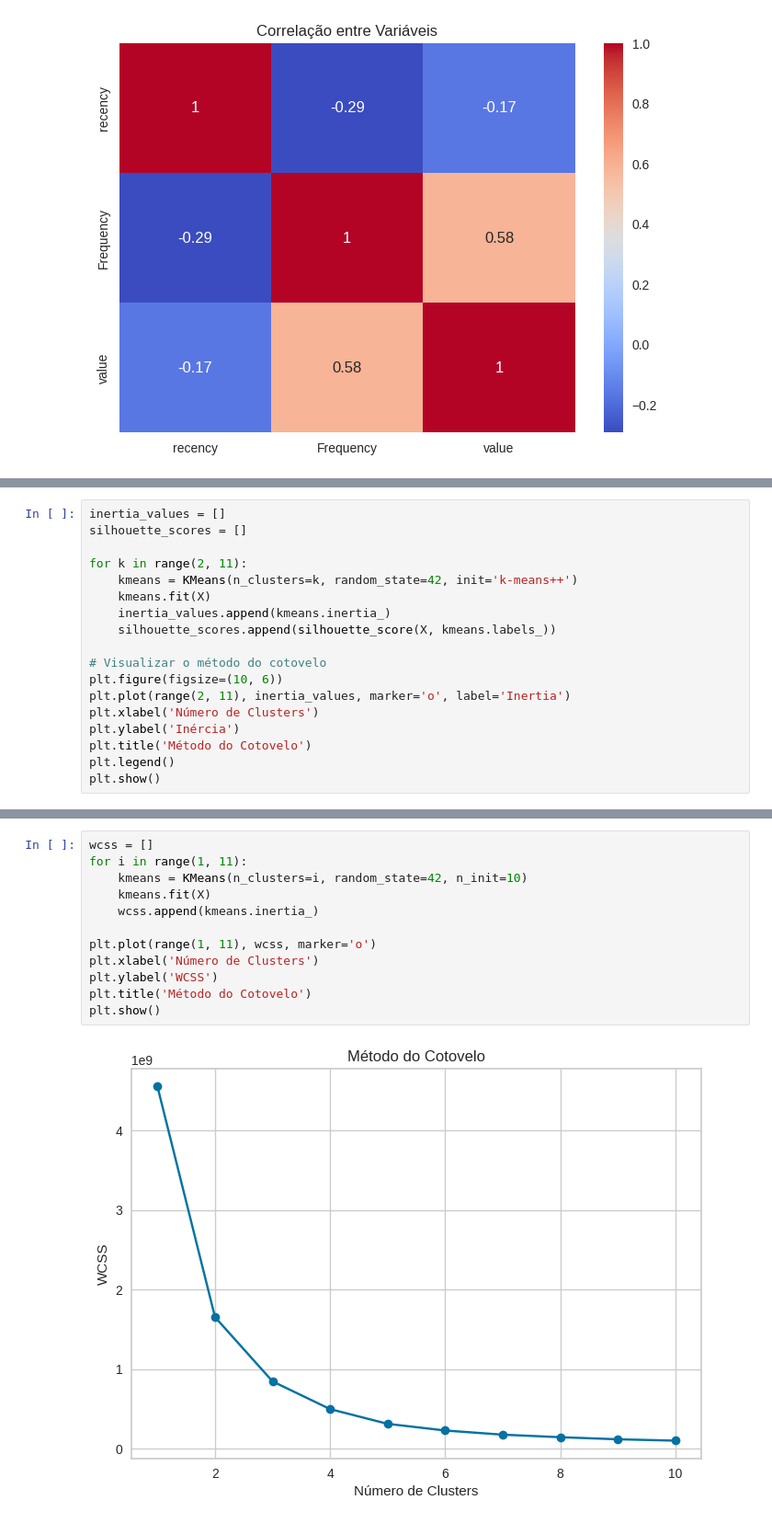
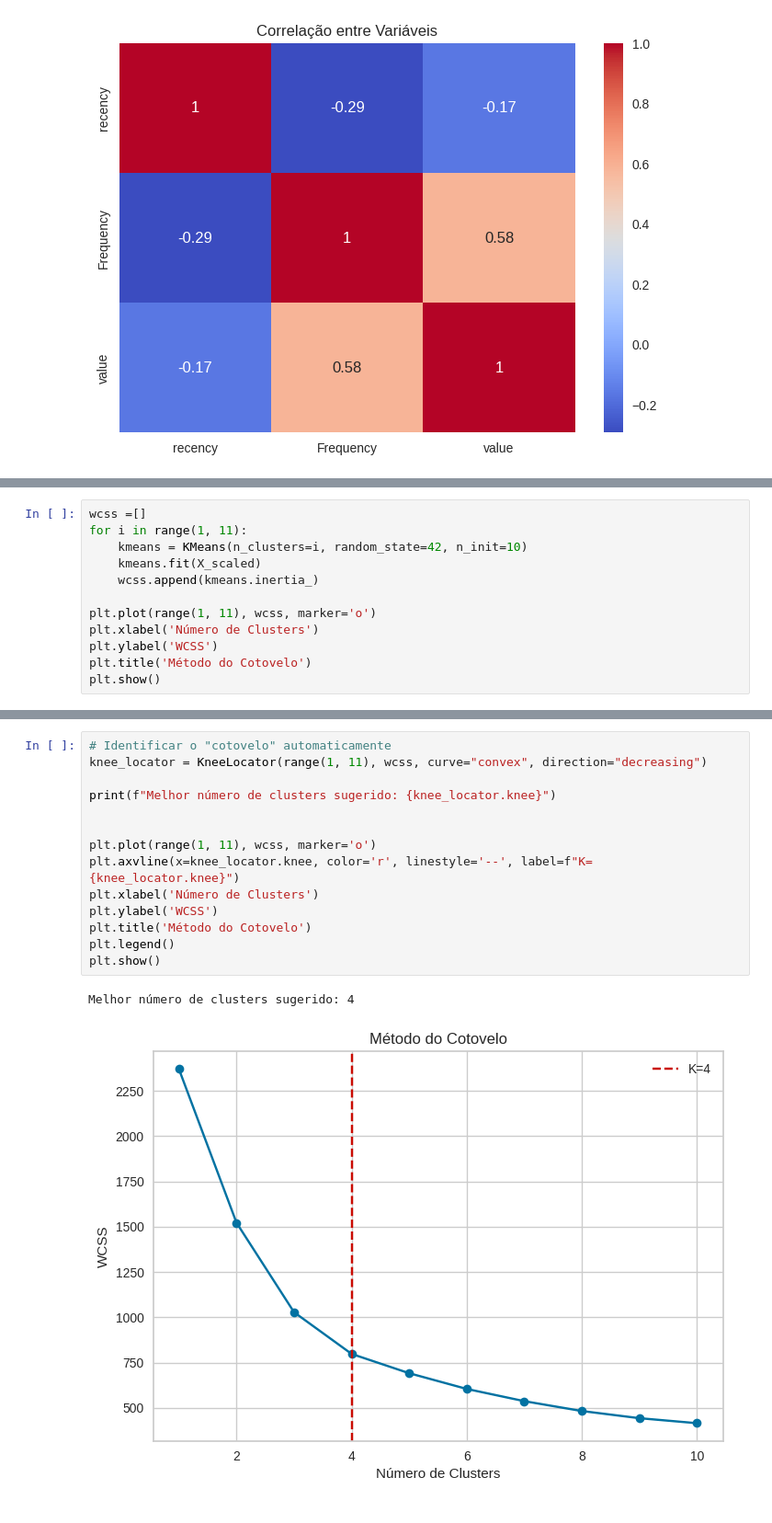
Before and after one commit to DataEtnos/EDA---DADOS-LOJA-ELETRO-ELETRONICOS, a Jupyter notebook: EDA_DADOS_LOJA_ELETRO_ELETRONICOS.ipynb, the cells around one changed output, grey strips where cells are left out. Shown at 92% size. Drawn from its saved outputs; the diff is of its cells as text.

```diff
--- a/EDA_DADOS_LOJA_ELETRO_ELETRONICOS.ipynb
+++ b/EDA_DADOS_LOJA_ELETRO_ELETRONICOS.ipynb
@@ -417,19 +500,13 @@ plt.show()
 # %%
-inertia_values = []
-silhouette_scores = []
+wcss =[]
+for i in range(1, 11):
+    kmeans = KMeans(n_clusters=i, random_state=42, n_init=10)
+    kmeans.fit(X_scaled)
+    wcss.append(kmeans.inertia_)
 
-for k in range(2, 11):
-    kmeans = KMeans(n_clusters=k, random_state=42, init='k-means++')
-    kmeans.fit(X)
-    inertia_values.append(kmeans.inertia_)
-    silhouette_scores.append(silhouette_score(X, kmeans.labels_))
-
-# Visualizar o método do cotovelo
-plt.figure(figsize=(10, 6))
-plt.plot(range(2, 11), inertia_values, marker='o', label='Inertia')
+plt.plot(range(1, 11), wcss, marker='o')
 plt.xlabel('Número de Clusters')
-plt.ylabel('Inércia')
+plt.ylabel('WCSS')
 plt.title('Método do Cotovelo')
-plt.legend()
 plt.show()
 # %% [output]
@@ -508,14 +514,17 @@ Número de Clusters: 4
 # %%
-wcss = []
-for i in range(1, 11):
-    kmeans = KMeans(n_clusters=i, random_state=42, n_init=10)
-    kmeans.fit(X)
-    wcss.append(kmeans.inertia_)
+# Identificar o "cotovelo" automaticamente
+knee_locator = KneeLocator(range(1, 11), wcss, curve="convex", direction="decreasing")
+
+print(f"Melhor número de clusters sugerido: {knee_locator.knee}")
+
 
 plt.plot(range(1, 11), wcss, marker='o')
+plt.axvline(x=knee_locator.knee, color='r', linestyle='--', label=f"K={knee_locator.knee}")
 plt.xlabel('Número de Clusters')
 plt.ylabel('WCSS')
 plt.title('Método do Cotovelo')
+plt.legend()
 plt.show()
 # %% [output]
+Melhor número de clusters sugerido: 4
-[figure, old version]
+[figure, new version]
```
Also changed, not shown: parts of 19 cells of this notebook.
